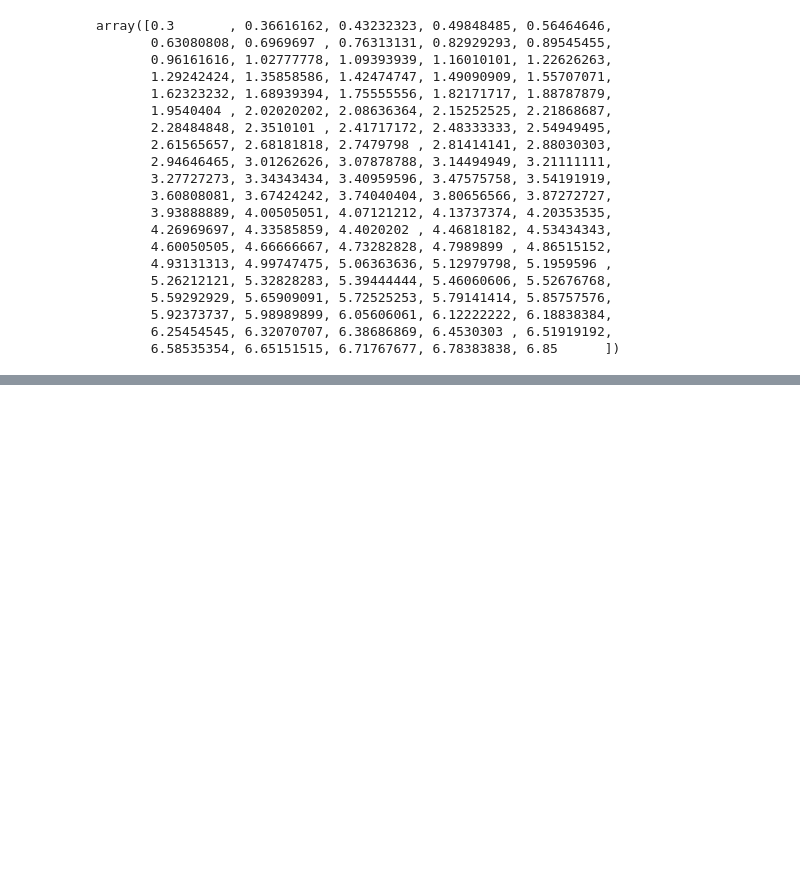
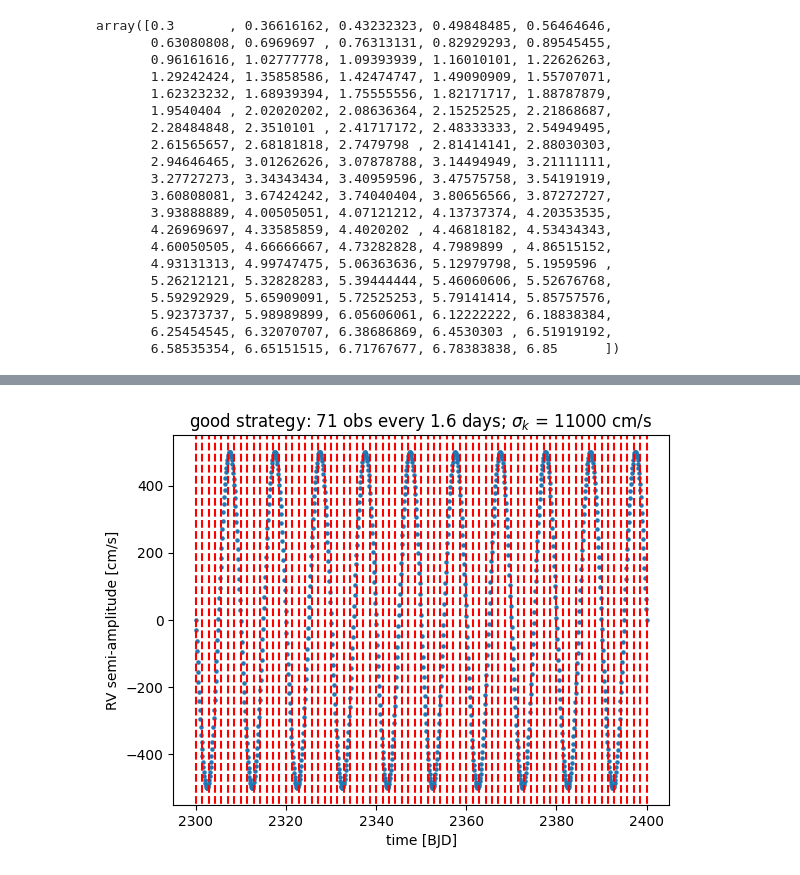
Before and after one commit to exoclam/gaspery, a Jupyter notebook: strategies.ipynb, the cells around one changed output, grey strips where cells are left out. Drawn from its saved outputs; the diff is of its cells as text; code cells hidden in the pictures; blank space fills up the shorter version.

```diff
--- a/strategies.ipynb
+++ b/strategies.ipynb
@@ -275,0 +374,20 @@ plt.show()
+# %%
+start = 2300 # BJD
+end = 2400 # BJD
+test_t = np.linspace(start, end, 1000)
+sigma_val = 30 # cm/s
+test_sigma = np.ones(len(test_t))*sigma_val
+y = model(test_t, test_sigma, test_theta)
+
+bad_strat = np.linspace(2300, end, n_observations[68])
+good_strat = np.linspace(2300, end, n_observations[10])
+
+plt.scatter(test_t, y, s=5)
+for i in bad_strat:
+    plt.axvline(i, min(y), max(y), linestyle='--', c='r')
+plt.xlabel('time [BJD]')
+plt.ylabel('RV semi-amplitude [cm/s]')
+plt.title('good strategy: 71 obs every 1.6 days; ${\sigma}_k$ = 11000 cm/s')
+plt.show()
+# %% [output]
+[figure, added]
```
Also changed, not shown: parts of 12 cells of this notebook.
